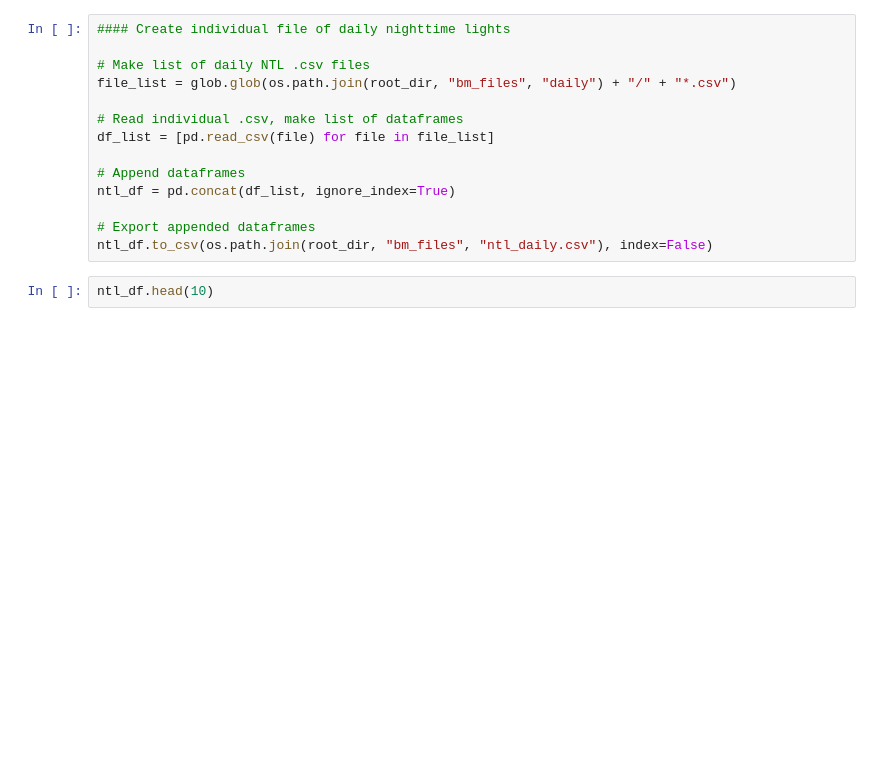
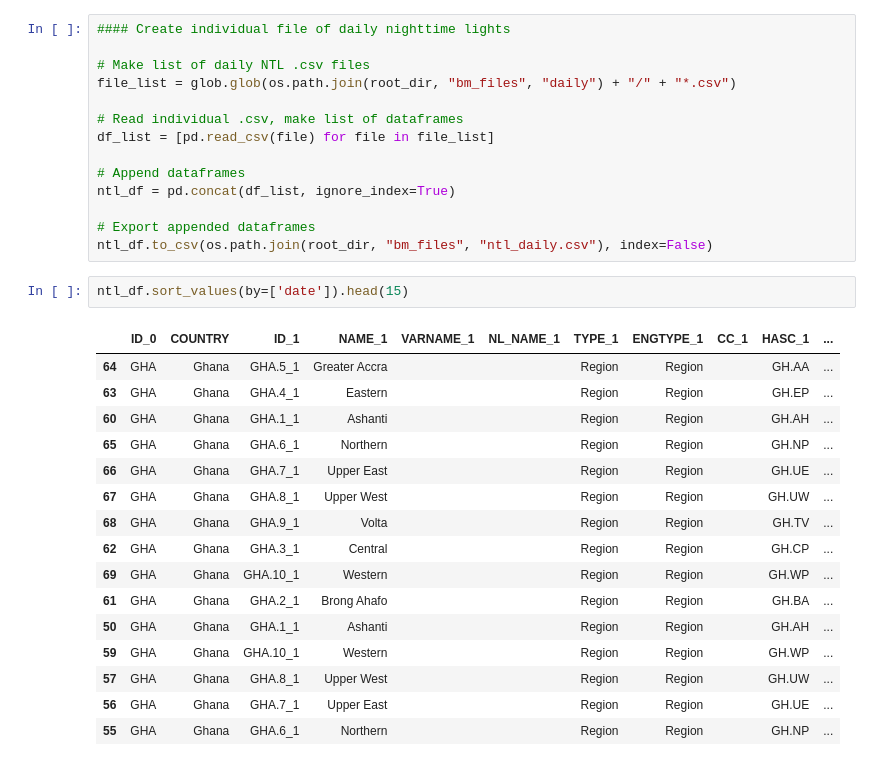
Before and after one commit to worldbank/blackmarblepy, a Jupyter notebook: examples/blackmarbley_example.ipynb, the cells around one changed output. Saved outputs shown, nothing was run; the diff lists cells and outputs as text; blank space fills up the shorter version.

```diff
--- a/examples/blackmarbley_example.ipynb
+++ b/examples/blackmarbley_example.ipynb
@@ -327,4 +337,21 @@ ntl_df = pd.concat(df_list, ignore_index=True)
 # Export appended dataframes
 ntl_df.to_csv(os.path.join(root_dir, "bm_files", "ntl_daily.csv"), index=False)
 # %%
-ntl_df.head(10)
+ntl_df.sort_values(by=['date']).head(15)
+# %% [output]
+|  | ID_0 | COUNTRY | ID_1 | NAME_1 | VARNAME_1 | NL_NAME_1 | TYPE_1 | ENGTYPE_1 | CC_1 | HASC_1 | ... |
+| 64 | GHA | Ghana | GHA.5_1 | Greater Accra |  |  | Region | Region |  | GH.AA | ... |
+| 63 | GHA | Ghana | GHA.4_1 | Eastern |  |  | Region | Region |  | GH.EP | ... |
+| 60 | GHA | Ghana | GHA.1_1 | Ashanti |  |  | Region | Region |  | GH.AH | ... |
+| 65 | GHA | Ghana | GHA.6_1 | Northern |  |  | Region | Region |  | GH.NP | ... |
+| 66 | GHA | Ghana | GHA.7_1 | Upper East |  |  | Region | Region |  | GH.UE | ... |
+| 67 | GHA | Ghana | GHA.8_1 | Upper West |  |  | Region | Region |  | GH.UW | ... |
+| 68 | GHA | Ghana | GHA.9_1 | Volta |  |  | Region | Region |  | GH.TV | ... |
+| 62 | GHA | Ghana | GHA.3_1 | Central |  |  | Region | Region |  | GH.CP | ... |
+| 69 | GHA | Ghana | GHA.10_1 | Western |  |  | Region | Region |  | GH.WP | ... |
+| 61 | GHA | Ghana | GHA.2_1 | Brong Ahafo |  |  | Region | Region |  | GH.BA | ... |
+| 50 | GHA | Ghana | GHA.1_1 | Ashanti |  |  | Region | Region |  | GH.AH | ... |
+| 59 | GHA | Ghana | GHA.10_1 | Western |  |  | Region | Region |  | GH.WP | ... |
+| 57 | GHA | Ghana | GHA.8_1 | Upper West |  |  | Region | Region |  | GH.UW | ... |
+| 56 | GHA | Ghana | GHA.7_1 | Upper East |  |  | Region | Region |  | GH.UE | ... |
+| 55 | GHA | Ghana | GHA.6_1 | Northern |  |  | Region | Region |  | GH.NP | ... |
```
Also changed, not shown: parts of 2 cells of this notebook.
